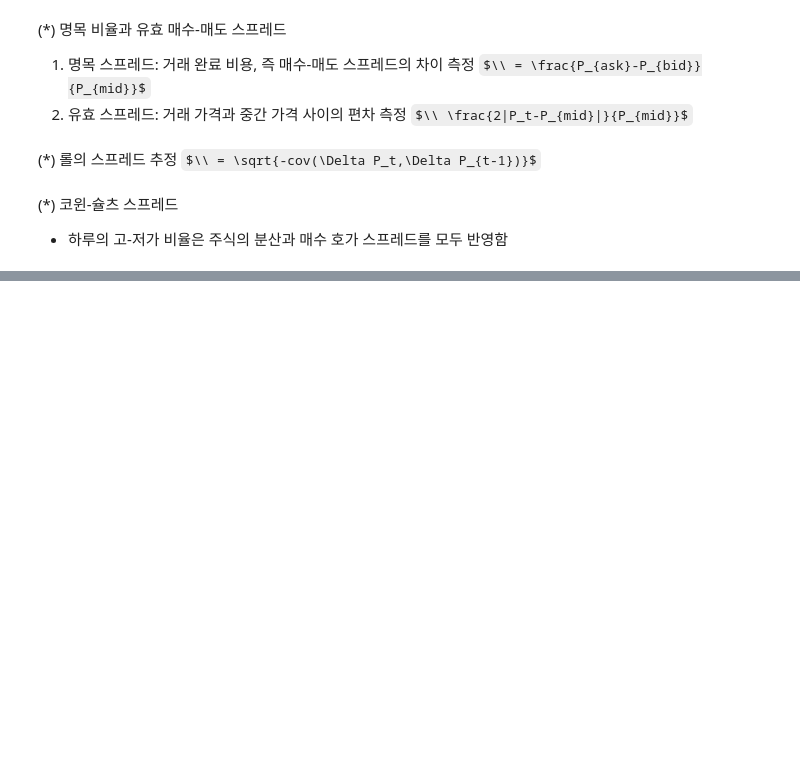
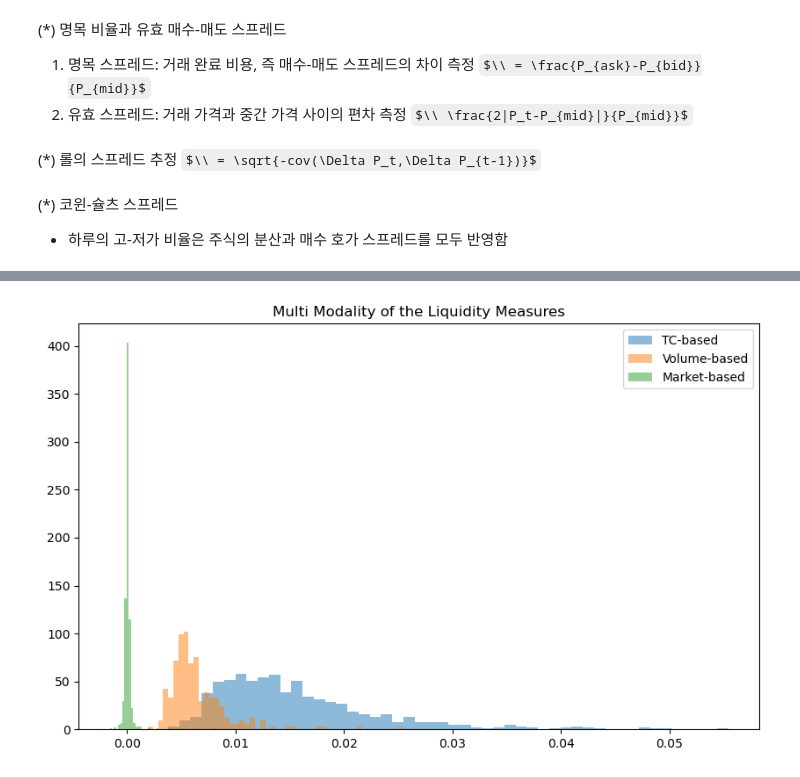
Before and after one commit to serah6057-beep/ML-For-Risk-Management, a Jupyter notebook: Ch7.ipynb, the cells around one changed output, grey strips where cells are left out. Drawn from its saved outputs; the diff is of its cells as text; code cells hidden in the pictures; some formulas as TeX source; blank space fills up the shorter version.

```diff
--- a/Ch7.ipynb
+++ b/Ch7.ipynb
@@ -158,0 +229,5 @@ liq_vol_all['CS_spread']=pd.DataFrame(CS_spread)
+# %%
+import statsmodels.api as sm
+liq_vol_all['VOL_pct_change']=liq_vol_all.groupby('TICKER')['VOL'].pct_change()
+liq_vol_all.dropna(subset=['VOL_pct_change'], inplace=True)
+liq_vol_all=liq_vol_all.reset_index()
@@ -158,0 +241,11 @@ liq_vol_all['CS_spread']=pd.DataFrame(CS_spread)
+# %%
+market_impact={}
+for i, j in zip(liq_vol_all.TICKER.unique(),
+                range(len(liq_vol_all['TICKER'].unique()))):
+    X2=liq_vol_all[liq_vol_all['TICKER']==i]['VOL_pct_change']
+    ols=sm.OLS(unsys_resid[j]**2,X2).fit()
+    print('****'*30)
+    print(f'OLS Result for {i}')
+    print(ols.summary())
+    # X2의 인덱스를 그대로 가짐
+    market_impact[j]=list(ols.resid)
@@ -158,0 +270,8 @@ liq_vol_all['CS_spread']=pd.DataFrame(CS_spread)
+# %%
+append=market_impact[0]+market_impact[1]+market_impact[2]
+liq_vol_all['market_impact']=pd.DataFrame(append)
+# %%
+cols=['vol_diff_pct','price_diff_pct','price_diff','VOL_pct_change','dvol','mid_price']
+liq_measures_all=liq_vol_all.drop(liq_vol_all[cols], axis=1).iloc[:,-11:]
+liq_measures_all.dropna(inplace=True)
+liq_measures_all.describe().T
@@ -158,0 +296,18 @@ liq_vol_all['CS_spread']=pd.DataFrame(CS_spread)
+# %%
+# 히스토그램
+from sklearn.mixture import GaussianMixture
+from sklearn.preprocessing import StandardScaler
+
+liq_measures_all2=liq_measures_all.dropna()
+# 각 column을 평균 0, 분산 1로 통일해서 비교하기 쉽게(데이터의 단위 맞추기)
+scaled_liq=StandardScaler().fit_transform(liq_measures_all2)
+# 설정 꾸러미
+kwargs=dict(alpha=0.5, bins=50, stacked=True)
+plt.hist(liq_measures_all.loc[:,'percent_quoted_ba'],**kwargs, label='TC-based')
+plt.hist(liq_measures_all.loc[:,'turnover_ratio'],**kwargs, label='Volume-based')
+plt.hist(liq_measures_all.loc[:,'market_impact'],**kwargs, label='Market-based')
+plt.title('Multi Modality of the Liquidity Measures')
+plt.legend()
+plt.show()
+# %% [output]
+[figure, added]
```
Also changed, not shown: parts of 32 cells of this notebook.
